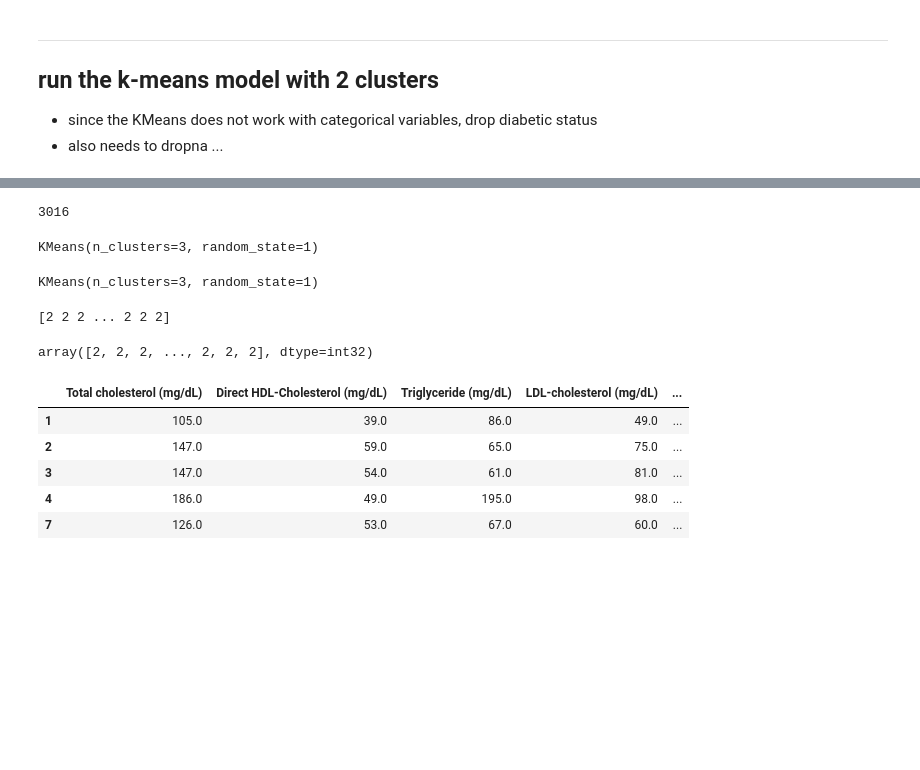
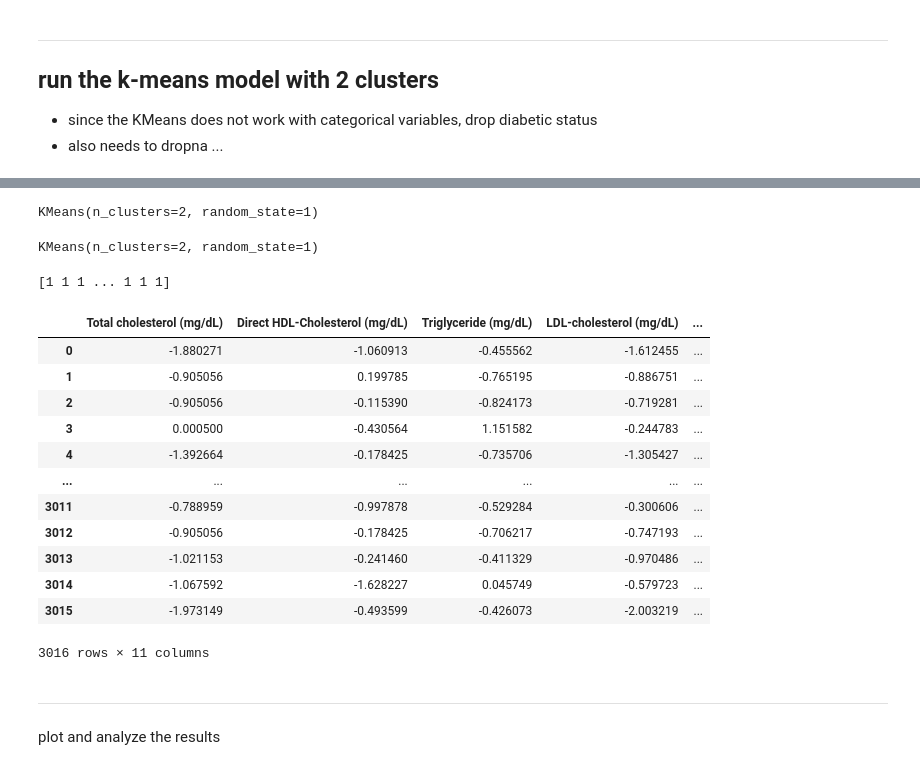
Before and after one commit to amyylin1/NHANES_Dietary_Data, a Jupyter notebook: exam_clustering.ipynb, the cells around one changed output, grey strips where cells are left out. Saved outputs shown, nothing was run; the diff lists cells and outputs as text; code cells hidden in the pictures; blank space fills up the shorter version.

```diff
--- a/exam_clustering.ipynb
+++ b/exam_clustering.ipynb
@@ -179,0 +249,8 @@ IndexError: only integers, slices (`:`), ellipsis (`...`), numpy.newaxis (`None`
+# %%
+# Create a for-loop where each value of k is evaluated using the K-means algorithm
+# Fit the model using the service_ratings DataFrame
+# Append the value of the computed inertia from the `inertia_` attribute of the KMeans model instance
+for i in k:
+    k_model = KMeans(n_clusters=i, random_state=0)
+    k_model.fit(exam)
+    inertia.append(k_model.inertia_)
@@ -203,52 +286,50 @@ len(exam1)
-# %%
-# dropna and check len
-exam1 = exam1.dropna()
-len(exam1)
-# %% [output]
-3016
 # %%
-from sklearn.cluster import KMeans
-
 # create and initialize the k-means model instance for 2 clusters
-model = KMeans(n_clusters=3, random_state=1)
+model = KMeans(n_clusters=2, random_state=1)
 
 # print the model
 model
 # %% [output]
-KMeans(n_clusters=3, random_state=1)
+KMeans(n_clusters=2, random_state=1)
 # %%
 # fit the data to the instance of the model
-model.fit(exam1)
+model.fit(exam)
 # %% [output]
-KMeans(n_clusters=3, random_state=1)
+KMeans(n_clusters=2, random_state=1)
 # %%
 # make predictions about the data clusters using the trained model
-diabetic_status = model.predict(exam1)
+k2 = model.predict(exam)
 
 # print the predictions
-print(diabetic_status)
+print(k2)
 # %% [output]
-[2 2 2 ... 2 2 2]
+[1 1 1 ... 1 1 1]
-# %%
-diabetic_status
-# %% [output]
-array([2, 2, 2, ..., 2, 2, 2], dtype=int32)
 # %%
 # create a copy of the df
-prediction = exam1.copy()
+prediction = exam.copy()
 
 # add a col
-prediction['diabetic status'] = diabetic_status
+prediction['prediction'] = k2
 
 # review the df
-prediction.head()
+prediction
 # %% [output]
 |  | Total cholesterol (mg/dL) | Direct HDL-Cholesterol (mg/dL) | Triglyceride (mg/dL) | LDL-cholesterol (mg/dL) | ... |
-| 1 | 105.0 | 39.0 | 86.0 | 49.0 | ... |
-| 2 | 147.0 | 59.0 | 65.0 | 75.0 | ... |
-| 3 | 147.0 | 54.0 | 61.0 | 81.0 | ... |
-| 4 | 186.0 | 49.0 | 195.0 | 98.0 | ... |
-| 7 | 126.0 | 53.0 | 67.0 | 60.0 | ... |
+| 0 | -1.880271 | -1.060913 | -0.455562 | -1.612455 | ... |
+| 1 | -0.905056 | 0.199785 | -0.765195 | -0.886751 | ... |
+| 2 | -0.905056 | -0.115390 | -0.824173 | -0.719281 | ... |
+| 3 | 0.000500 | -0.430564 | 1.151582 | -0.244783 | ... |
+| 4 | -1.392664 | -0.178425 | -0.735706 | -1.305427 | ... |
+| ... | ... | ... | ... | ... | ... |
+| 3011 | -0.788959 | -0.997878 | -0.529284 | -0.300606 | ... |
+| 3012 | -0.905056 | -0.178425 | -0.706217 | -0.747193 | ... |
+| 3013 | -1.021153 | -0.241460 | -0.411329 | -0.970486 | ... |
+| 3014 | -1.067592 | -1.628227 | 0.045749 | -0.579723 | ... |
+| 3015 | -1.973149 | -0.493599 | -0.426073 | -2.003219 | ... |
+3016 rows × 11 columns
+# %% [markdown]
+---
+plot and analyze the results
 # %%
 # plot the data based on diabetic status
 prediction.hvplot.scatter(
```
Also changed, not shown: parts of 27 cells of this notebook, 1 other file.
